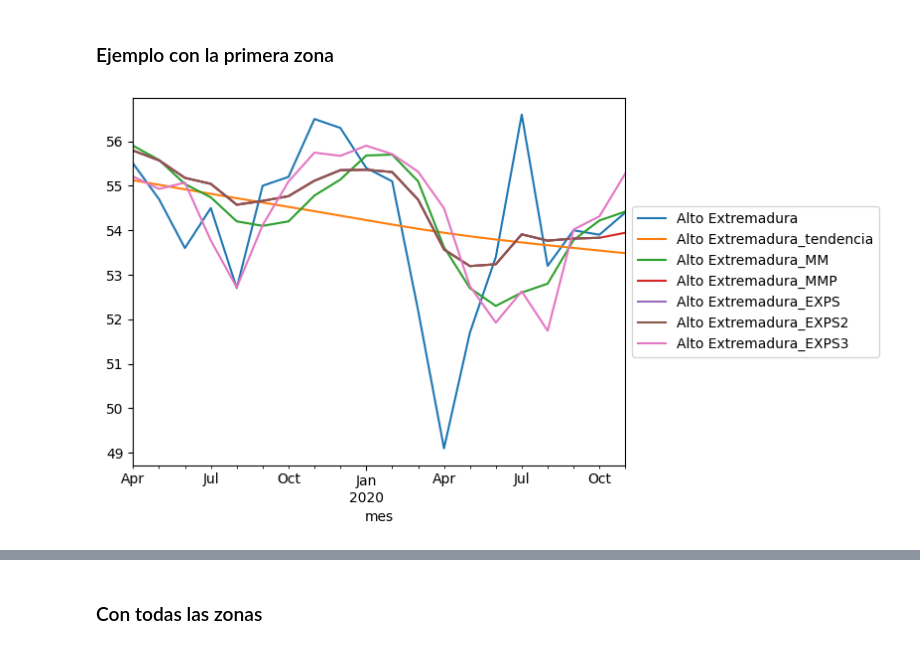
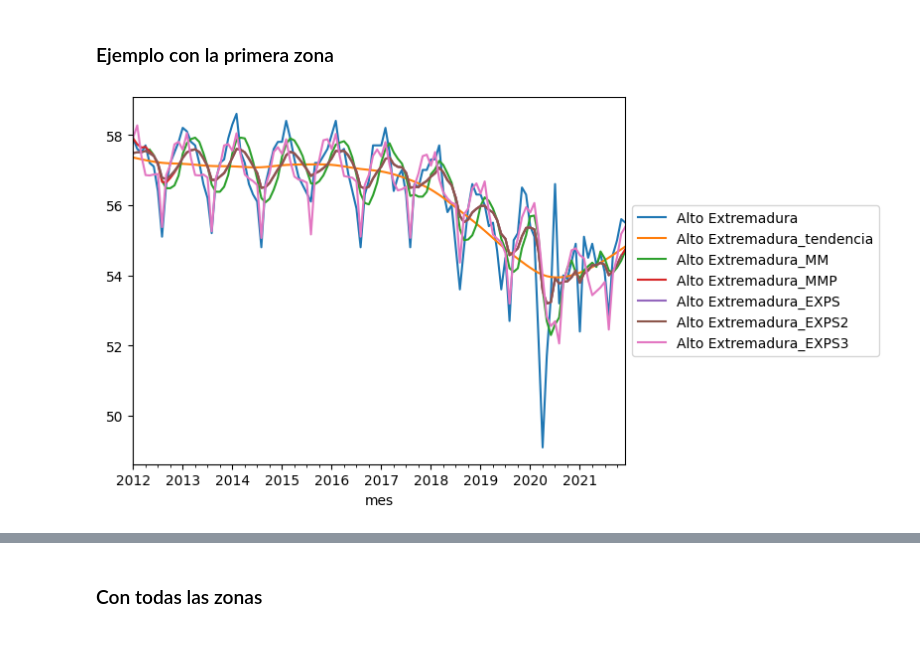
Before and after one commit to RogerPerello/Contaminacion_acustica, a Jupyter notebook: src/EDA.ipynb, the cells around one changed output, grey strips where cells are left out. Drawn from its saved outputs; the diff is of its cells as text; code cells hidden in the pictures.

```diff
--- a/src/EDA.ipynb
+++ b/src/EDA.ipynb
@@ -153,9 +295,6 @@ memory usage: 389.2+ KB
 # Se cambian los nombres de las columnas para mayor claridad
 df_acoustics = df_acoustics.rename(columns={'NMT': 'num_medidas',
                                           'Situación': 'zonas',
-                                            'Ld': 'sonido_mañana',
-                                            'Le': 'sonido_tarde',
-                                            'Ln': 'sonido_noche',
                                             'LAeq24': 'sonido_24_h',
                                             'LAS01': 'sonido_superado_1%',
                                             'LAS10': 'sonido_superado_10%',
@@ -213,6 +352,3 @@ memory usage: 33.5 KB
-# %%
-# Se eliminan esas zonas
-df_acoustics = df_acoustics.drop(columns=['Plaza de España', 'Ramón y Cajal'])
 # %%
 # Se establece la frecuencia "MS" ("month start") y se interpolan los nulos
 df_acoustics = df_acoustics.asfreq('MS')
@@ -241,6 +377,8 @@ memory usage: 31.4 KB
 # %%
-# Hay un valor de Gregorio Marañón que se resiste a ser imputado por ser el primero. Se le atribuye el más cercano
-df_acoustics.loc[df_acoustics['Gregorio Marañón'].isna(), 'Gregorio Marañón'] = 67.8
+# Hay algunos valores que se resisten a ser imputado por ser los primeros. Se atribuyen al más cercano
+df_acoustics.loc[df_acoustics['Carlos V'].isna(), 'Carlos V'] = 67.8
+df_acoustics.loc[df_acoustics['Gregorio Marañón'].isna(), 'Gregorio Marañón'] = 66.0
+df_acoustics.loc[df_acoustics['Santa Eugenia'].isna(), 'Santa Eugenia'] = 61.8
 
 df_acoustics.info()
 # %% [output]
@@ -318,7 +467,8 @@ La zona de Villaverde no es estacionaria (p valor = 0.8165198914263521)
 # %% [markdown]
 ### Ejemplo con la primera zona
 # %%
-size = int(len(df_acoustics)*0.8)
+# Se incrementa al máximo el "train" para compensar la gran bajada de la pandemia
+size = int(len(df_acoustics)*0.9)
 df_train_example = df_acoustics.iloc[:size].copy()
 df_test_example = df_acoustics.iloc[size:].copy()
 # %%
@@ -343,18 +493,18 @@ df_train_example['Alto Extremadura_EXPS3'] = ExponentialSmoothing(df_train_examp
 # %%
 # Las medias móviles ponderadas, EXPS y EXPS2 coinciden
 df_train_example[['Alto Extremadura',
                     'Alto Extremadura_tendencia',
                     'Alto Extremadura_MM',
                     'Alto Extremadura_MMP',
                     'Alto Extremadura_EXPS',
                     'Alto Extremadura_EXPS2',
                     'Alto Extremadura_EXPS3'
                     ]
-                ].tail(20).plot()
+                ].plot()
 plt.legend(loc='center left', bbox_to_anchor=(1, 0.5))
 plt.show()
 # %% [output]
-[figure, old version]
+[figure, new version]
 # %%
 test = df_test_example['Alto Extremadura']
 
```
Also changed, not shown: parts of 33 cells of this notebook, 1 other file.
